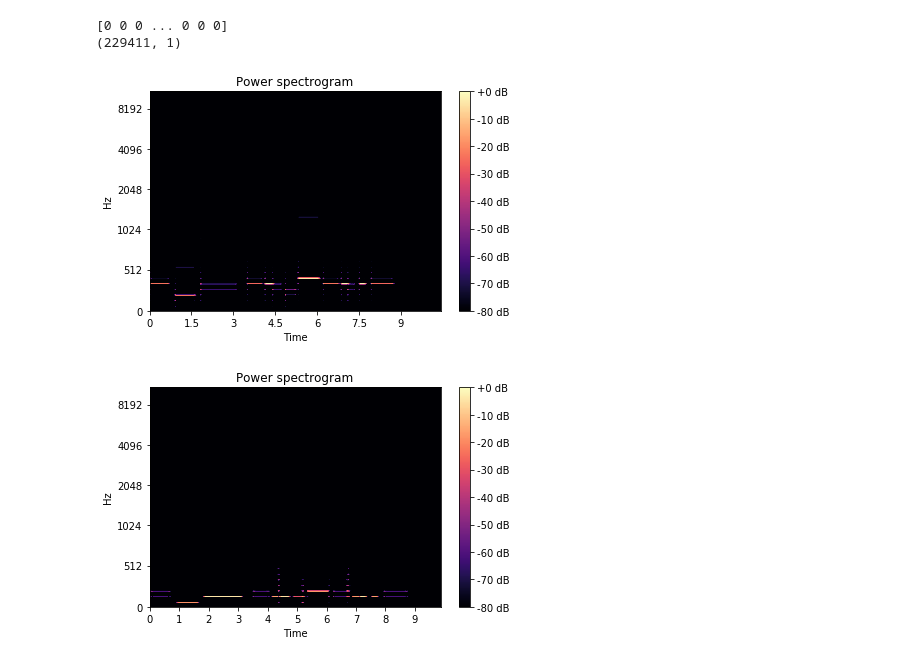
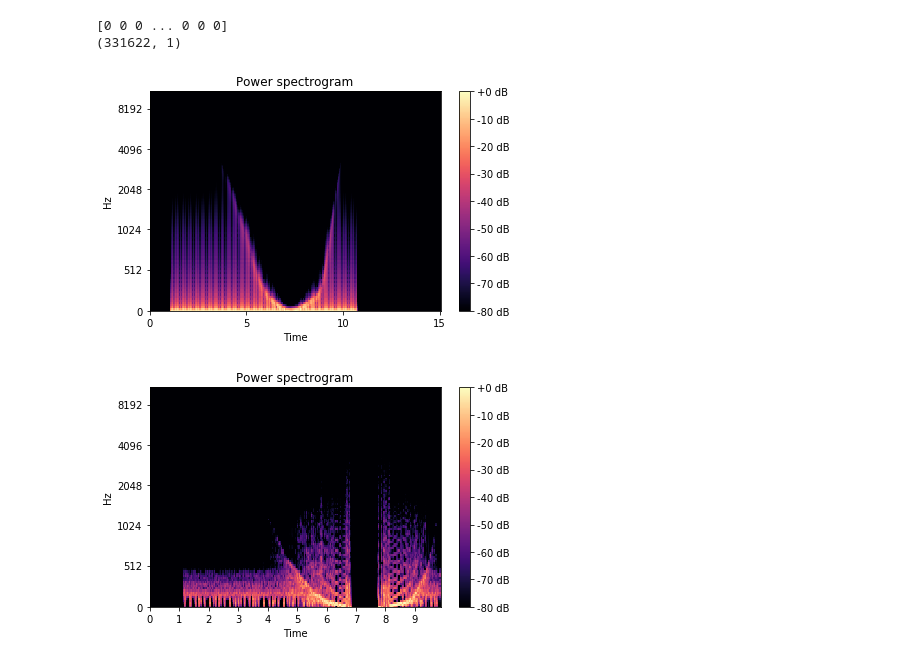
Before and after one commit to JoeCleveland/Synthavinci, a Jupyter notebook: AdditiveSynth.ipynb, the cells around one changed output. Drawn from its saved outputs; the diff is of its cells as text; code cells hidden in the pictures.

```diff
--- a/AdditiveSynth.ipynb
+++ b/AdditiveSynth.ipynb
@@ -48,31 +48,31 @@ def readwav(file):
     array = _wav2array(nchannels, sampwidth, data)
     return rate, sampwidth, array
 # %%
-audio = readwav('/users/josephcleveland/Desktop/BeepBoop.wav')[2]
+audio = readwav('/users/josephcleveland/Desktop/SAW.wav')[2]
 print(audio.T[0])
 audio = audio.astype(np.floating)
 print(audio.shape)
 # %% [output]
 [0 0 0 ... 0 0 0]
-(229411, 1)
+(331622, 1)
 # %%
-numBins = 2048
+numBins = 128
 
-Spectogram = np.abs(librosa.feature.melspectrogram(audio.T[0], n_mels=numBins, fmax=4096))
+Spectogram = np.abs(librosa.feature.melspectrogram(audio.T[0], sr=44100, n_mels=numBins))
 librosa.display.specshow(librosa.amplitude_to_db(Spectogram,
                         ref=np.max),
                           y_axis='mel', x_axis='time')
 plt.title('Power spectrogram')
 plt.colorbar(format='%+2.0f dB')
 plt.tight_layout()
 # %% [output]
-[figure, old version]
+[figure, new version]
 # %%
 recaudio = readwav('/users/josephcleveland/Desktop/recreation.wav')[2]
 recaudio = recaudio.astype(np.floating)
 
 
-recspec = np.abs(librosa.feature.melspectrogram(recaudio.T[0], n_mels=numBins, fmax=4096))
+recspec = np.abs(librosa.feature.melspectrogram(recaudio.T[0], n_mels=numBins))
 librosa.display.specshow(librosa.amplitude_to_db(recspec,
                         ref=np.max),
                           y_axis='mel', x_axis='time')
@@ -80,7 +80,7 @@ plt.title('Power spectrogram')
 plt.colorbar(format='%+2.0f dB')
 plt.tight_layout()
 # %% [output]
-[figure, old version]
+[figure, new version]
 # %%
 """Finding frequency envelope for """
 
```
Also changed, not shown: parts of 5 cells of this notebook.
